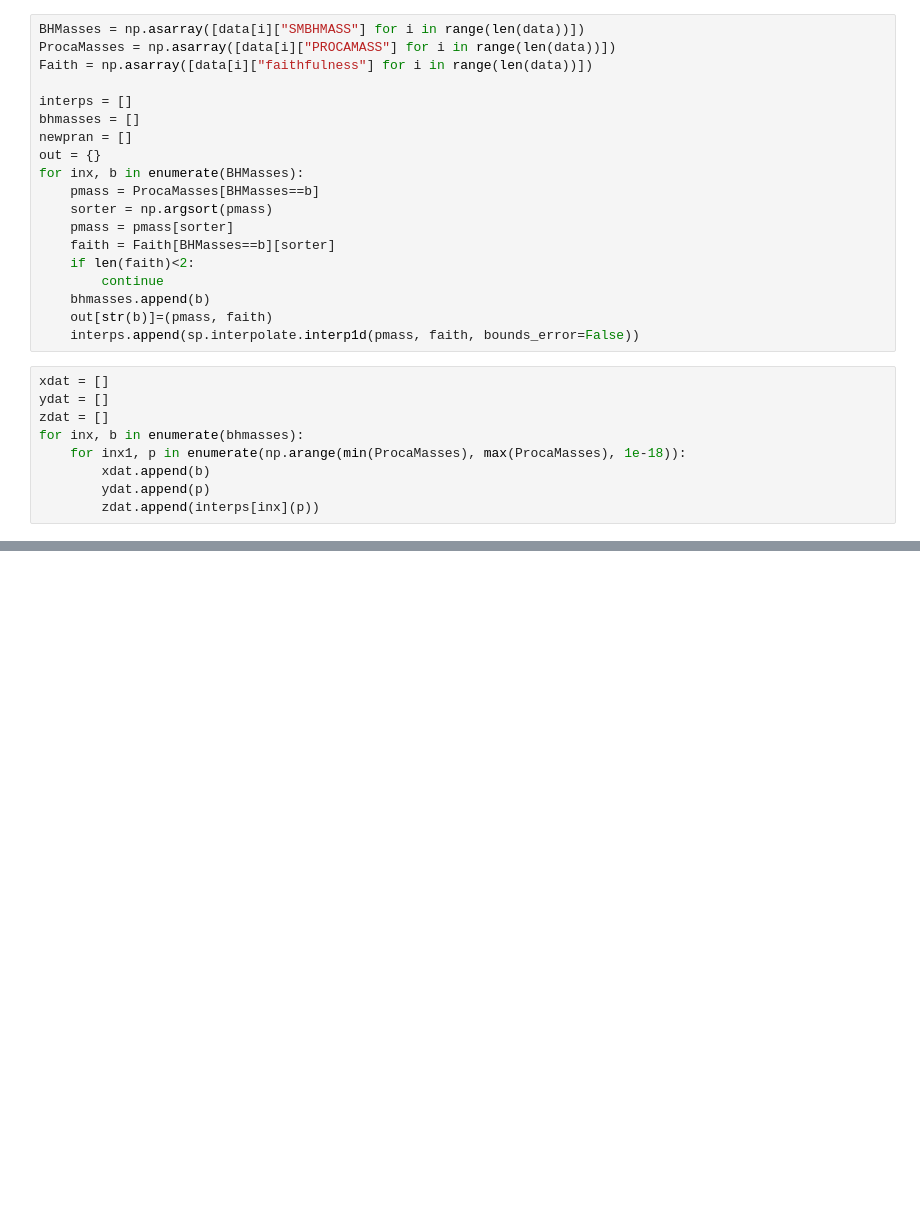
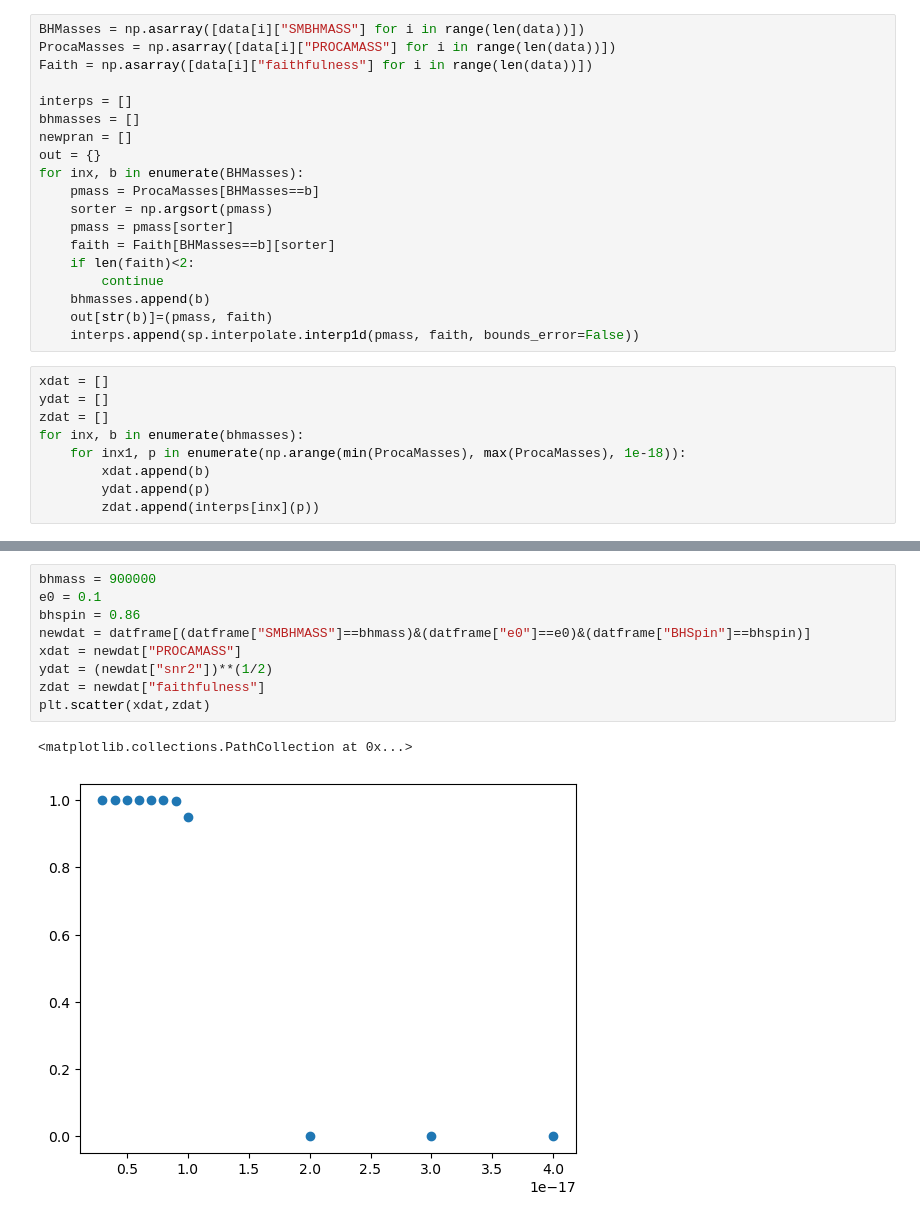
Before and after one commit to Shaun-F/GWGenerator, a Jupyter notebook: debugging/Analysis.ipynb, the cells around one changed output, grey strips where cells are left out. Saved outputs shown, nothing was run; the diff lists cells and outputs as text; blank space fills up the shorter version.

```diff
--- a/debugging/Analysis.ipynb
+++ b/debugging/Analysis.ipynb
@@ -70,0 +84,12 @@ ax.view_init(15,5)
+# %%
+bhmass = 900000
+e0 = 0.1
+bhspin = 0.86
+newdat = datframe[(datframe["SMBHMASS"]==bhmass)&(datframe["e0"]==e0)&(datframe["BHSpin"]==bhspin)]
+xdat = newdat["PROCAMASS"]
+ydat = (newdat["snr2"])**(1/2)
+zdat = newdat["faithfulness"]
+plt.scatter(xdat,zdat)
+# %% [output]
+<matplotlib.collections.PathCollection at 0x...>
+[figure, added]
```
Also changed, not shown: parts of 5 cells of this notebook, 4 other files.
